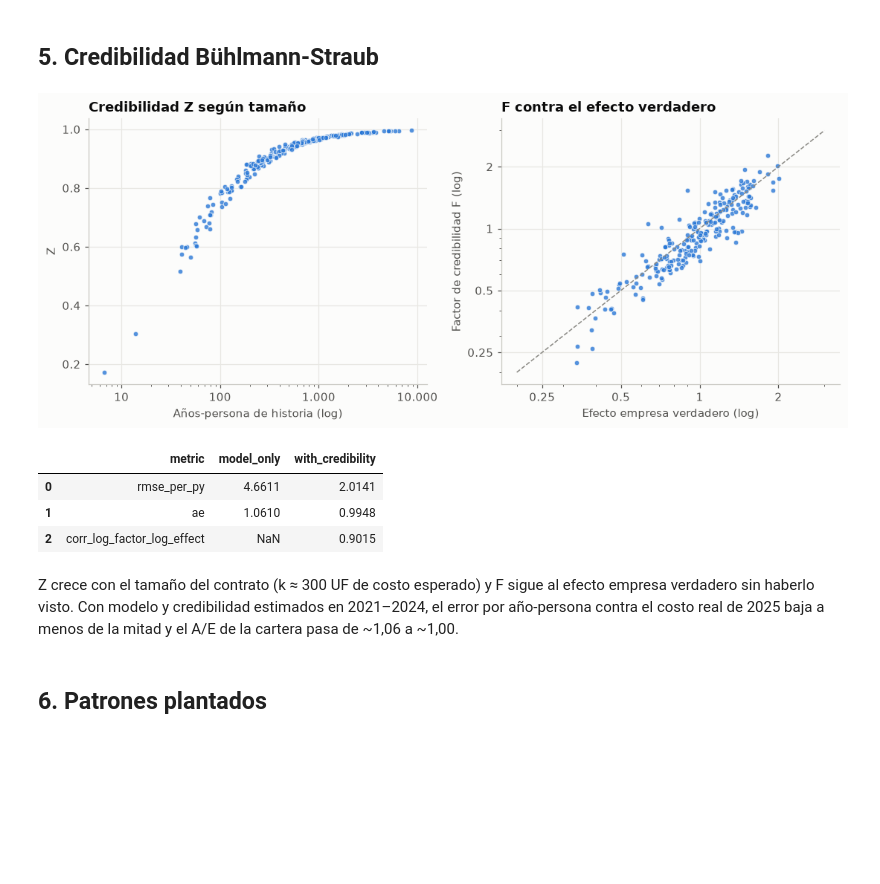
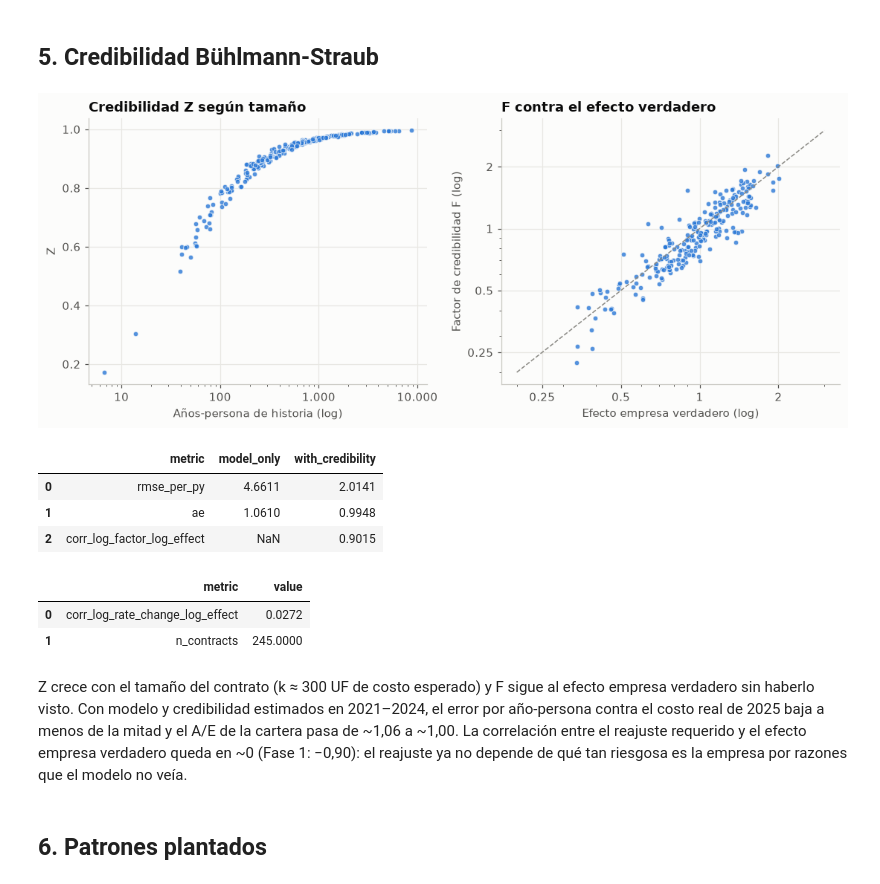
Before and after one commit to JulioPradenas/seguros-colectivos-renovacion, a Jupyter notebook: notebooks/02_validacion_modelo.ipynb, the cells around one changed output. Saved outputs shown, nothing was run; the diff lists cells and outputs as text; code cells hidden in the pictures; blank space fills up the shorter version.

```diff
--- a/notebooks/02_validacion_modelo.ipynb
+++ b/notebooks/02_validacion_modelo.ipynb
@@ -319,36 +333,42 @@ intervalo bootstrap de la diferencia incluye 0 y su A/E por segmento no es mejor
 # %%
 renewal = con.execute('SELECT * FROM marts.mart_renewal_2026').df()
 effects = pd.read_parquet(DATA / 'truth' / 'company_effects.parquet').set_index('company_id').company_effect
 renewal['company_effect'] = renewal.company_id.map(effects)
 
 fig, (left, right) = plt.subplots(1, 2, figsize=(10, 4.2))
 left.scatter(renewal.exposure_years_hist, renewal.credibility_z, s=18, color=SERIES[0], alpha=0.8, edgecolor=SURFACE, linewidth=0.5)
 left.set_xscale('log')
 log_axis(left.xaxis, [10, 100, 1000, 10000])
 left.set_xlabel('Años-persona de historia (log)')
 left.set_ylabel('Z')
 left.set_title('Credibilidad Z según tamaño')
 right.scatter(renewal.company_effect, renewal.credibility_factor, s=18, color=SERIES[0], alpha=0.8, edgecolor=SURFACE, linewidth=0.5)
 right.set_xscale('log'); right.set_yscale('log')
 for axis in (right.xaxis, right.yaxis):
     log_axis(axis, [0.25, 0.5, 1, 2])
 right.plot([0.2, 3], [0.2, 3], color=NEUTRAL, linewidth=1, linestyle='--')
 right.set_xlabel('Efecto empresa verdadero (log)')
 right.set_ylabel('Factor de credibilidad F (log)')
 right.set_title('F contra el efecto verdadero')
 plt.tight_layout()
 plt.show()
-pd.read_csv(VALIDATION / 'credibility_gain.csv')
+display(pd.read_csv(VALIDATION / 'credibility_gain.csv'))
+pd.read_csv(VALIDATION / 'rate_change_vs_effect.csv')
 # %% [output]
 [figure]
 |  | metric | model_only | with_credibility |
 | 0 | rmse_per_py | 4.6611 | 2.0141 |
 | 1 | ae | 1.0610 | 0.9948 |
 | 2 | corr_log_factor_log_effect | NaN | 0.9015 |
+|  | metric | value |
+| 0 | corr_log_rate_change_log_effect | 0.0272 |
+| 1 | n_contracts | 245.0000 |
 # %% [markdown]
 Z crece con el tamaño del contrato (k ≈ 300 UF de costo esperado) y F sigue al efecto empresa verdadero sin haberlo
 visto. Con modelo y credibilidad estimados en 2021–2024, el error por año-persona contra el costo real de 2025 baja a
-menos de la mitad y el A/E de la cartera pasa de ~1,06 a ~1,00.
+menos de la mitad y el A/E de la cartera pasa de ~1,06 a ~1,00. La correlación entre el reajuste requerido y el efecto
+empresa verdadero queda en ~0 (Fase 1: −0,90): el reajuste ya no depende de qué tan riesgosa es la empresa por
+razones que el modelo no veía.
 # %% [markdown]
 ## 6. Patrones plantados
 # %%
```
Also changed, not shown: parts of 2 cells of this notebook, 1 other file.
